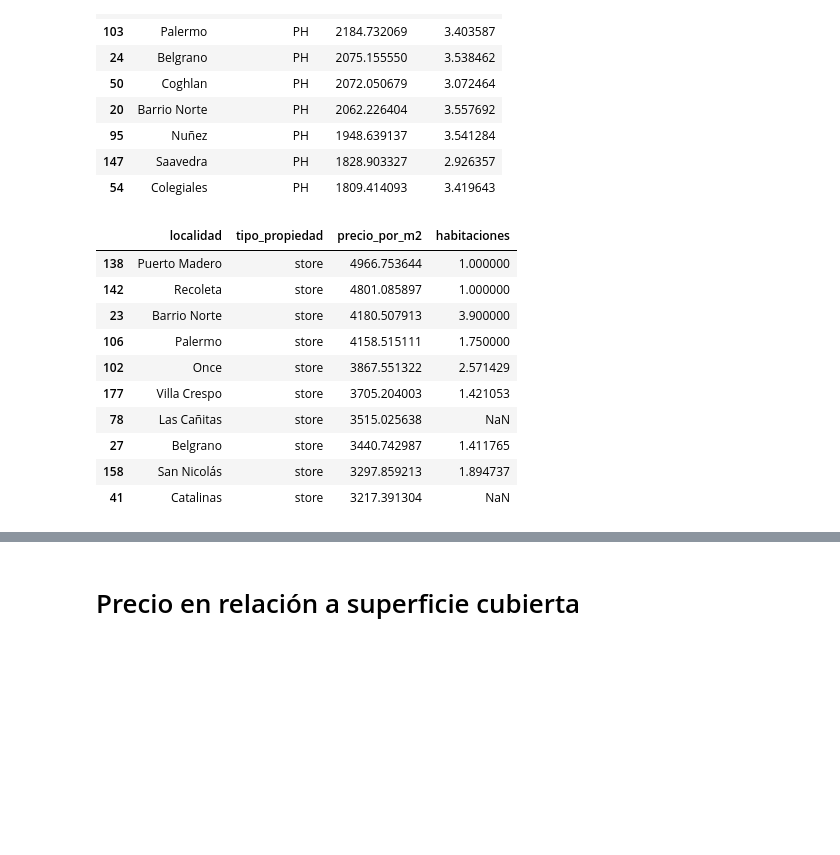
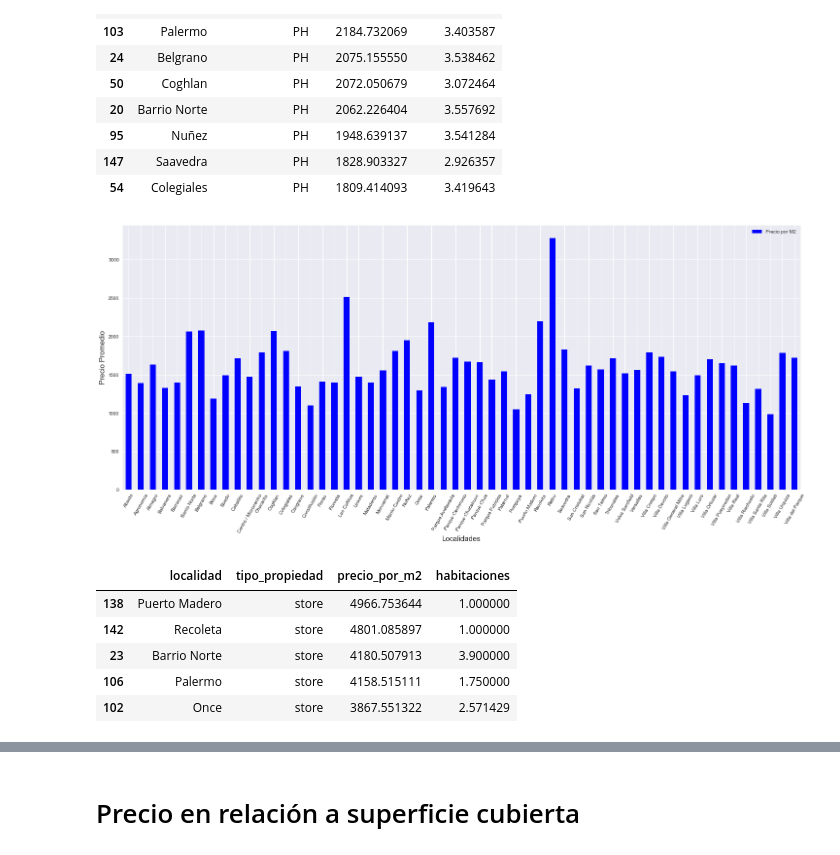
Before and after one commit to NicoGallegos/tpdatos, a Jupyter notebook: TP 1 - Definitiva.ipynb, the cells around one changed output, grey strips where cells are left out. Cells and saved outputs as stored; diff of their text form; code cells hidden in the pictures; blank space fills up the shorter version.

Commit message:
adding graficos

```diff
--- a/TP 1 - Definitiva.ipynb
+++ b/TP 1 - Definitiva.ipynb
@@ -463,18 +481,22 @@ promedioM2PH.sort_values('precio_por_m2', ascending=False).head(10)
 | 95 | Nuñez | PH | 1948.639137 | 3.541284 |
 | 147 | Saavedra | PH | 1828.903327 | 2.926357 |
 | 54 | Colegiales | PH | 1809.414093 | 3.419643 |
+# %%
+graficoPH = promedioM2PH[['localidad','precio_por_m2']].set_index('localidad')
+graficoPH.rename(columns={'precio_por_m2':'Precio por M2'},inplace=True)
+graficoPH.plot(kind="bar", stacked=True , rot=60, figsize=(25,10), color='blue')
+
+plt.xlabel('Localidades', fontsize=15);
+plt.ylabel('Precio Promedio', fontsize=15);
+# %% [output]
+[figure, added]
 # %%
 promedioM2Store = datosCapitalByM2[datosCapitalByM2['tipo_propiedad'] == 'store']
-promedioM2Store.sort_values('precio_por_m2', ascending=False).head(10)
+promedioM2Store.sort_values('precio_por_m2', ascending=False).head()
 # %% [output]
 |  | localidad | tipo_propiedad | precio_por_m2 | habitaciones |
 | 138 | Puerto Madero | store | 4966.753644 | 1.000000 |
 | 142 | Recoleta | store | 4801.085897 | 1.000000 |
 | 23 | Barrio Norte | store | 4180.507913 | 3.900000 |
 | 106 | Palermo | store | 4158.515111 | 1.750000 |
 | 102 | Once | store | 3867.551322 | 2.571429 |
-| 177 | Villa Crespo | store | 3705.204003 | 1.421053 |
-| 78 | Las Cañitas | store | 3515.025638 | NaN |
-| 27 | Belgrano | store | 3440.742987 | 1.411765 |
-| 158 | San Nicolás | store | 3297.859213 | 1.894737 |
-| 41 | Catalinas | store | 3217.391304 | NaN |
```
Also changed, not shown: parts of 15 cells of this notebook.
